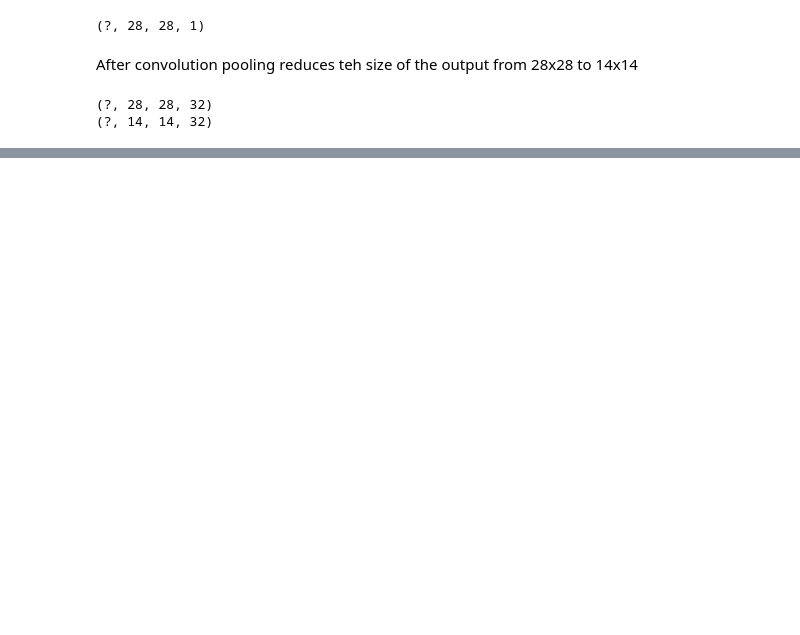
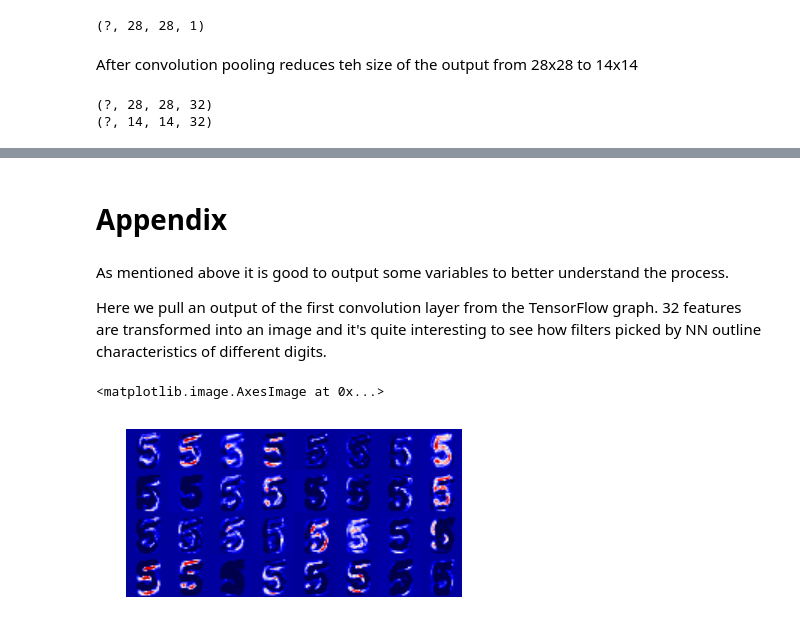
Before and after one commit to Broham/TensorFlowDigits, a Jupyter notebook: First TensorFlow.ipynb, the cells around one changed output, grey strips where cells are left out. Cells and saved outputs as stored; diff of their text form; code cells hidden in the pictures; blank space fills up the shorter version.

```diff
--- a/First TensorFlow.ipynb
+++ b/First TensorFlow.ipynb
@@ -257,0 +563,13 @@ layer1 = tf.reshape(layer1, (-1, image_height*4, image_width*8))
+# %% [markdown]
+# Appendix
+# %% [markdown]
+As mentioned above it is good to output some variables to better understand the process.
+
+Here we pull an output of the first convolution layer from the TensorFlow graph.  32 features are transformed into an image and it's quite interesting to see how filters picked by NN outline characteristics of different digits.
+# %%
+layer1_grid = layer1.eval(feed_dict={x: test_images[IMAGE_TO_DISPLAY:IMAGE_TO_DISPLAY+1], keep_prob: 1.0})
+plt.axis('off')
+plt.imshow(layer1_grid[0], cmap=cm.seismic )
+# %% [output]
+<matplotlib.image.AxesImage at 0x...>
+[figure, added]
```
Also changed, not shown: parts of 32 cells of this notebook.
